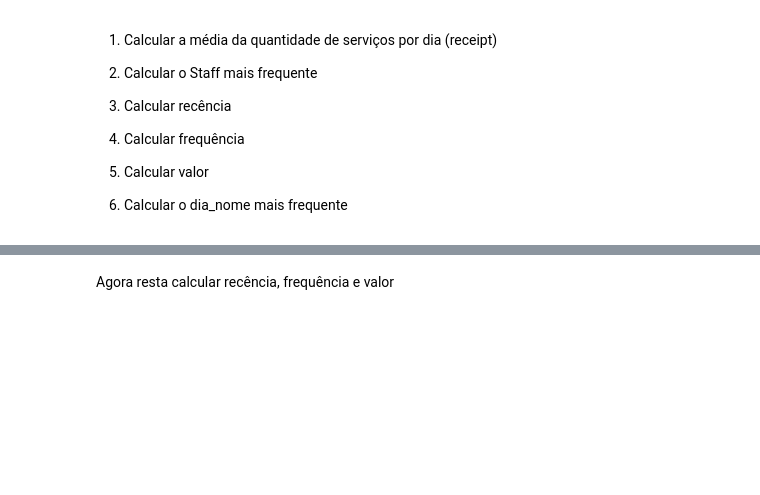
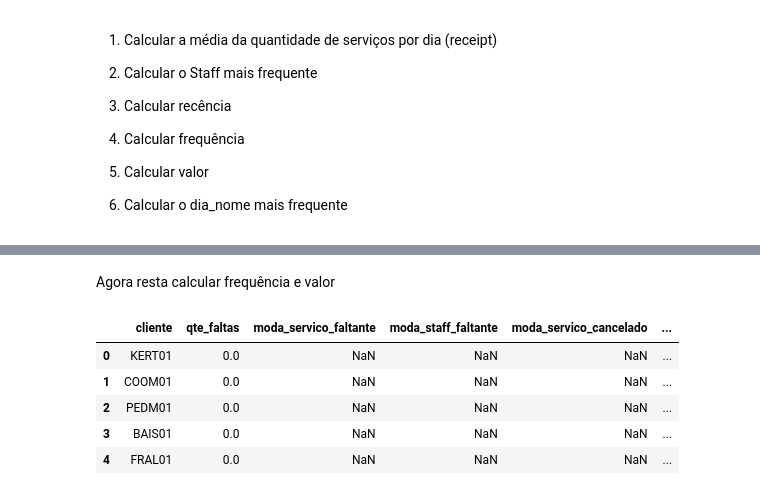
Before and after one commit to Alexandre-Esposte/Reserva_Nao_Honrada, a Jupyter notebook: notebooks/confeccionando_dataset_treino_teste.ipynb, the cells around one changed output, grey strips where cells are left out. Saved outputs shown, nothing was run; the diff lists cells and outputs as text; code cells hidden in the pictures; blank space fills up the shorter version.

Commit message:
train and test

```diff
--- a/notebooks/confeccionando_dataset_treino_teste.ipynb
+++ b/notebooks/confeccionando_dataset_treino_teste.ipynb
@@ -283,2 +320,27 @@ train = train.drop('Client',axis=1)
 # %% [markdown]
-Agora resta calcular recência, frequência e valor
+Agora resta calcular frequência e valor
+# %%
+#Valor, media, mediana, desvio padrão, max e min
+aux = transacoes_train.groupby('Client')['Amount'].agg(['mean','median','std','max','min'])
+train = pd.merge(left = train,right = aux, left_on='cliente',right_on='Client',how='left')
+
+
+aux = transacoes_test.groupby('Client')['Amount'].agg(['mean','median','std','max','min'])
+test = pd.merge(left = test,right = aux, left_on='cliente',right_on='Client',how='left')
+# %%
+# Frequencia
+
+aux = transacoes_train.groupby('Client').size().to_frame('frequencia')
+train = pd.merge(left = train,right = aux, left_on='cliente',right_on='Client',how='left')
+
+aux = transacoes_test.groupby('Client').size().to_frame('frequencia')
+test = pd.merge(left = test,right = aux, left_on='cliente',right_on='Client',how='left')
+# %%
+train.head()
+# %% [output]
+|  | cliente | qte_faltas | moda_servico_faltante | moda_staff_faltante | moda_servico_cancelado | ... |
+| 0 | KERT01 | 0.0 | NaN | NaN | NaN | ... |
+| 1 | COOM01 | 0.0 | NaN | NaN | NaN | ... |
+| 2 | PEDM01 | 0.0 | NaN | NaN | NaN | ... |
+| 3 | BAIS01 | 0.0 | NaN | NaN | NaN | ... |
+| 4 | FRAL01 | 0.0 | NaN | NaN | NaN | ... |
```
Also changed, not shown: parts of 16 cells of this notebook, 2 other files.
